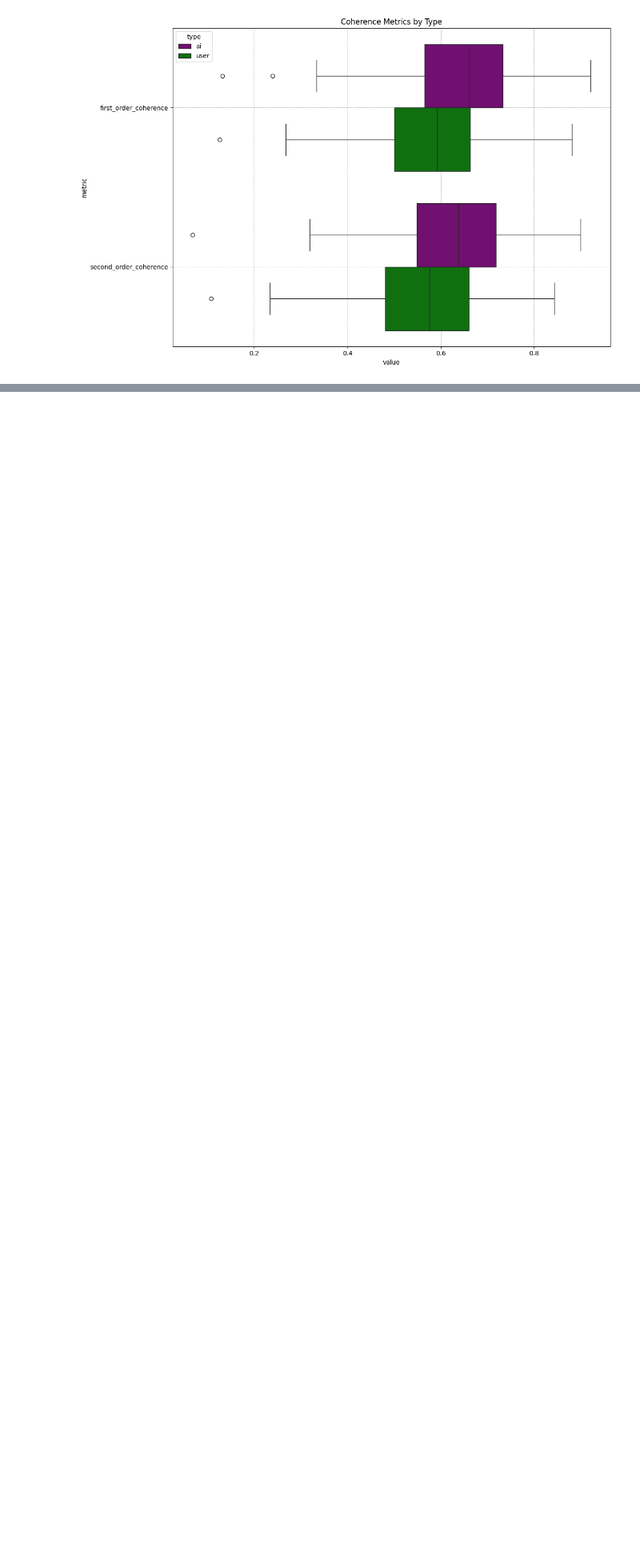
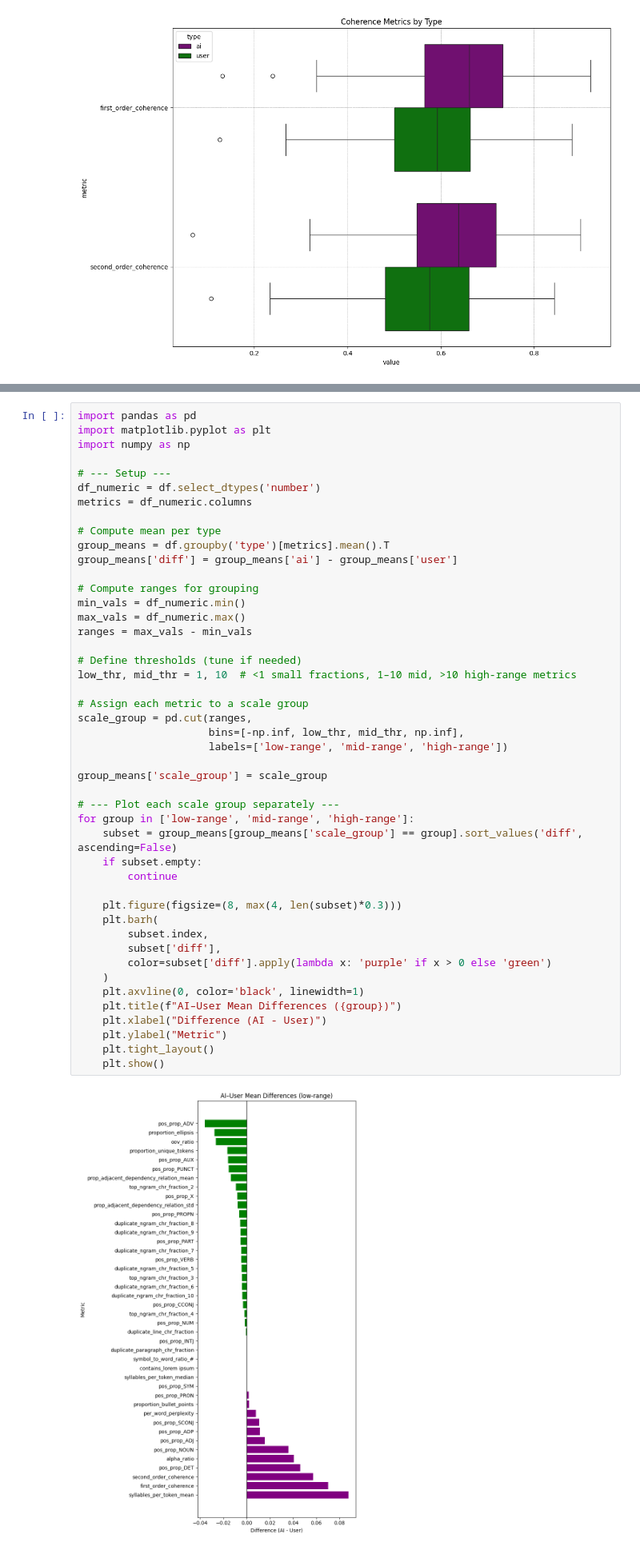
Before and after one commit to Halfidaldal/PENPAL_analysis, a Jupyter notebook: Berlin/Scripts & analyses/quick_analysis.ipynb, the cells around one changed output, grey strips where cells are left out. Shown at 80% size. Drawn from its saved outputs; the diff is of its cells as text; blank space fills up the shorter version.

```diff
--- a/Berlin/Scripts & analyses/quick_analysis.ipynb
+++ b/Berlin/Scripts & analyses/quick_analysis.ipynb
@@ -150,0 +303,48 @@ plt.show()
+# %%
+import pandas as pd
+import matplotlib.pyplot as plt
+import numpy as np
+
+# --- Setup ---
+df_numeric = df.select_dtypes('number')
+metrics = df_numeric.columns
+
+# Compute mean per type
+group_means = df.groupby('type')[metrics].mean().T
+group_means['diff'] = group_means['ai'] - group_means['user']
+
+# Compute ranges for grouping
+min_vals = df_numeric.min()
+max_vals = df_numeric.max()
+ranges = max_vals - min_vals
+
+# Define thresholds (tune if needed)
+low_thr, mid_thr = 1, 10  # <1 small fractions, 1–10 mid, >10 high-range metrics
+
+# Assign each metric to a scale group
+scale_group = pd.cut(ranges,
+                     bins=[-np.inf, low_thr, mid_thr, np.inf],
+                     labels=['low-range', 'mid-range', 'high-range'])
+
+group_means['scale_group'] = scale_group
+
+# --- Plot each scale group separately ---
+for group in ['low-range', 'mid-range', 'high-range']:
+    subset = group_means[group_means['scale_group'] == group].sort_values('diff', ascending=False)
+    if subset.empty:
+        continue
+
+    plt.figure(figsize=(8, max(4, len(subset)*0.3)))
+    plt.barh(
+        subset.index,
+        subset['diff'],
+        color=subset['diff'].apply(lambda x: 'purple' if x > 0 else 'green')
+    )
+    plt.axvline(0, color='black', linewidth=1)
+    plt.title(f"AI–User Mean Differences ({group})")
+    plt.xlabel("Difference (AI - User)")
+    plt.ylabel("Metric")
+    plt.tight_layout()
+    plt.show()
+# %% [output]
+[figure, added]
```
Also changed, not shown: parts of 13 cells of this notebook, 2 other files.
